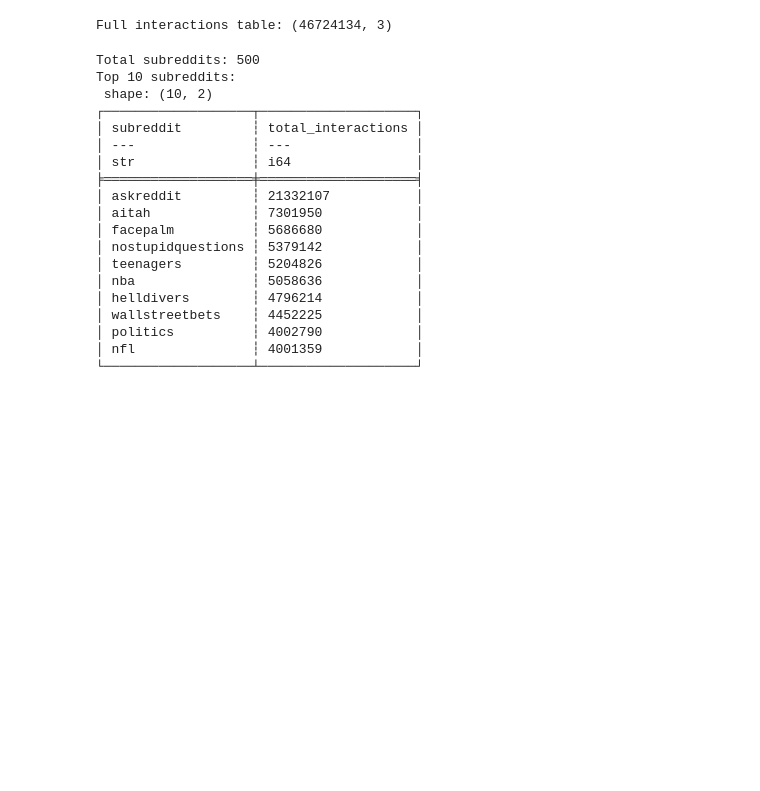
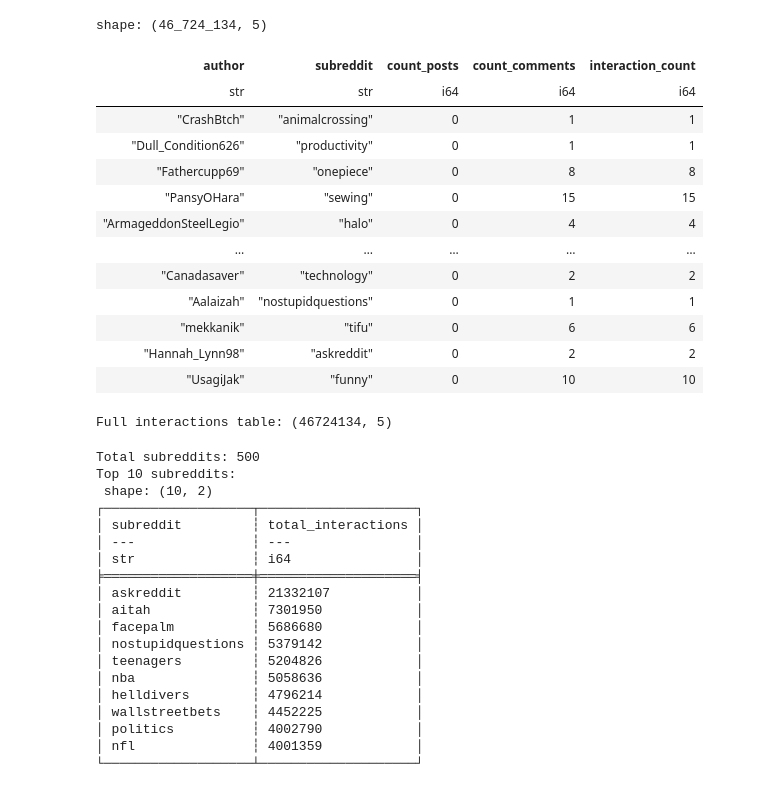
Before and after one commit to Donyl-Alcantara/Accesslab_MiniProject_Alcantara-Vocal, a Jupyter notebook: 02 Clustering.ipynb, the cells around one changed output. Drawn from its saved outputs; the diff is of its cells as text; code cells hidden in the pictures; blank space fills up the shorter version.

```diff
--- a/02 Clustering.ipynb
+++ b/02 Clustering.ipynb
@@ -57,4 +85,13 @@ from pathlib import Path
 
 # i also generated PER-MONTHs JIC YK... IDK
 # but for the next codee, we'r j gna use the agg'd 6-mos
+# %%
+# established file paths
+
+PARQUET_DIR = Path("data")
+OUT_DIR = Path("analytics")
+OUT_DIR.mkdir(exist_ok=True)
+
+MONTHS = ["01", "02", "03", "04", "05", "06"]  # changed this part from march -> 03
+OVERWRITE = False
 # %%
@@ -168,0 +164,29 @@ print(df_all.shape)
+# %%
+# run the functions
+
+# streaming-style global aggregation to control memory
+df_all = None
+
+for m in MONTHS:
+    print(f"[month] {m}")
+    df_m = load_month_interactions(m)
+
+    # optional per-month checkpoint
+    month_out = OUT_DIR / f"user_subreddit_2024_{m}.parquet"
+    safe_write_parquet(df_m, month_out)
+
+    if df_all is None:
+        df_all = df_m
+    else:
+        df_all = (
+            pl.concat([df_all, df_m])
+            .group_by(["author", "subreddit"])
+            .agg([
+                pl.col("count_posts").sum().cast(pl.Int64),
+                pl.col("count_comments").sum().cast(pl.Int64),
+                pl.col("interaction_count").sum().cast(pl.Int64),
+            ])
+        )
+
+final_out = OUT_DIR / "user_subreddit_interactions.parquet"
+safe_write_parquet(df_all, final_out)
@@ -169,3 +211,23 @@ print(df_all.shape)
+# %%
+# inspect aggregated dataframe
+
+df_all
+# print(df_all.shape)
+# %% [output]
+shape: (46_724_134, 5)
+| author | subreddit | count_posts | count_comments | interaction_count |
+| str | str | i64 | i64 | i64 |
+| "CrashBtch" | "animalcrossing" | 0 | 1 | 1 |
+| "Dull_Condition626" | "productivity" | 0 | 1 | 1 |
+| "Fathercupp69" | "onepiece" | 0 | 8 | 8 |
+| "PansyOHara" | "sewing" | 0 | 15 | 15 |
+| "ArmageddonSteelLegio" | "halo" | 0 | 4 | 4 |
+| … | … | … | … | … |
+| "Canadasaver" | "technology" | 0 | 2 | 2 |
+| "Aalaizah" | "nostupidquestions" | 0 | 1 | 1 |
+| "mekkanik" | "tifu" | 0 | 6 | 6 |
+| "Hannah_Lynn98" | "askreddit" | 0 | 2 | 2 |
+| "UsagiJak" | "funny" | 0 | 10 | 10 |
 # %%
 # SELECTING IDENTIFYING THEEE TOP 500 SUBREDDITS & ACTIVE USERS
 
@@ -183,20 +245,16 @@ print(df_all.shape)
 
 # GETS? lord    ok gets
 # %%
-import polars as pl
-from pathlib import Path
-
 ANALYTICS_DIR = Path("analytics")
 INTERACTIONS_PATH = ANALYTICS_DIR / "user_subreddit_interactions.parquet"
 ACTIVE_PATH = ANALYTICS_DIR / "user_subreddit_active_interactions.parquet"
 
 df_full = pl.read_parquet(INTERACTIONS_PATH)
 
-
 # lord ito quick sanity check
-print("Full interactions table:", df.shape)
+print("Full interactions table:", df_full.shape)
 # %% [output]
-Full interactions table: (46724134, 3)
+Full interactions table: (46724134, 5)
 # %%
 # Top 500 subreddits by total interactions
 sub_activity = (
```
Also changed, not shown: parts of 17 cells of this notebook, 1 other file.
